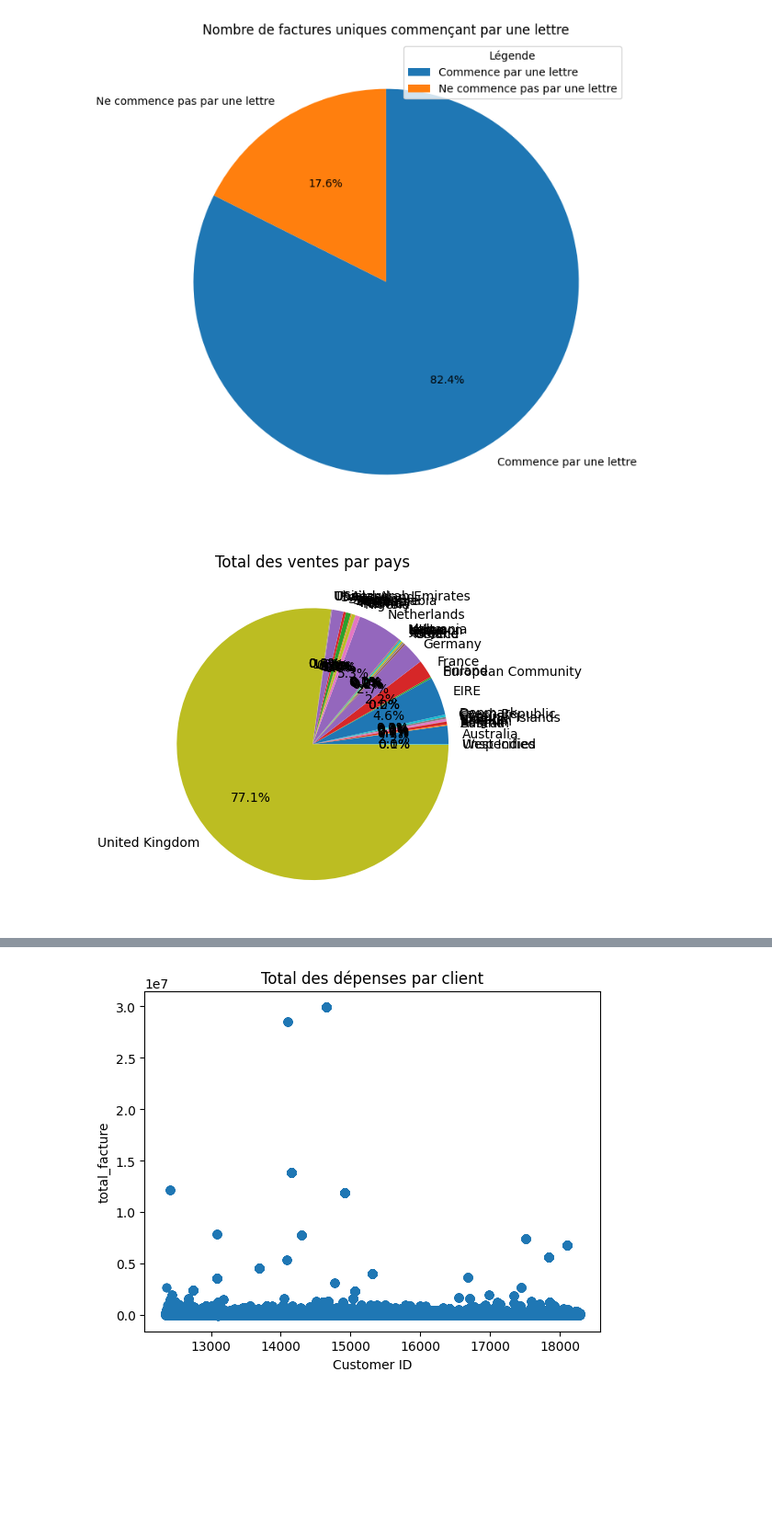
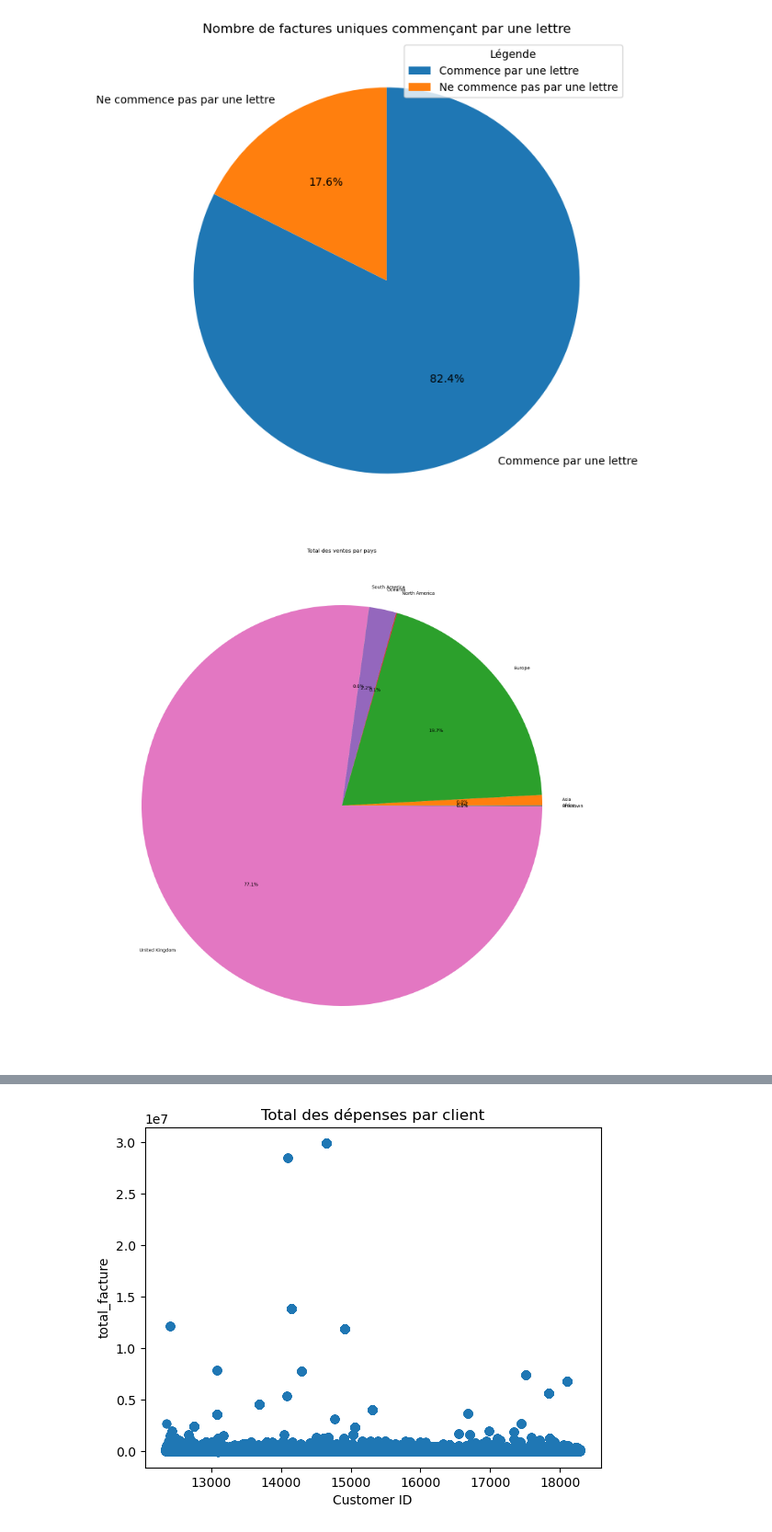
Before and after one commit to impejonathan/cluster_uk, a Jupyter notebook: 2_visu_graph.ipynb, the cells around one changed output, grey strips where cells are left out. Shown at 92% size. Drawn from its saved outputs; the diff is of its cells as text; code cells hidden in the pictures; blank space fills up the shorter version.

```diff
--- a/2_visu_graph.ipynb
+++ b/2_visu_graph.ipynb
@@ -215,9 +295,10 @@ plt.show()
 # %% [output]
 [figure]
 # %%
-data = df.groupby('Country')['total_facture'].sum()
+plt.figure(figsize=(20, 20))
+data = df.groupby('Continent')['total_facture'].sum()
 plt.pie(data, labels=data.index, autopct='%1.1f%%')
 plt.title('Total des ventes par pays')
 plt.show()
 # %% [output]
-[figure, old version]
+[figure, new version]
```
Also changed, not shown: parts of 28 cells of this notebook, 2 other files.
